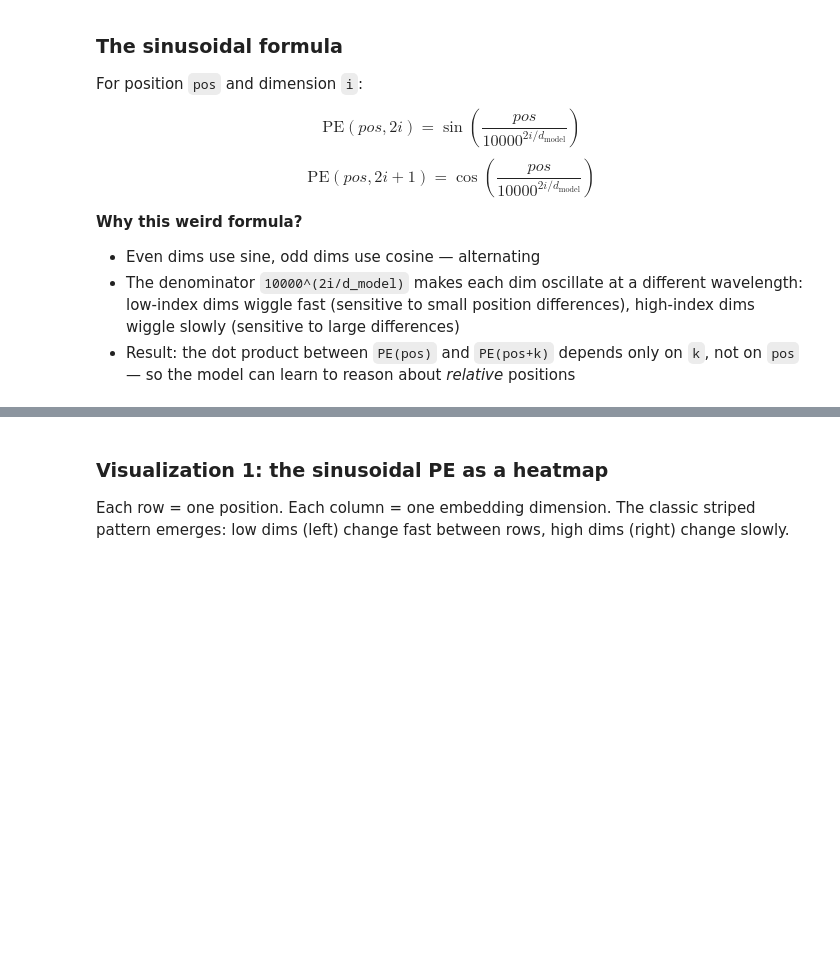
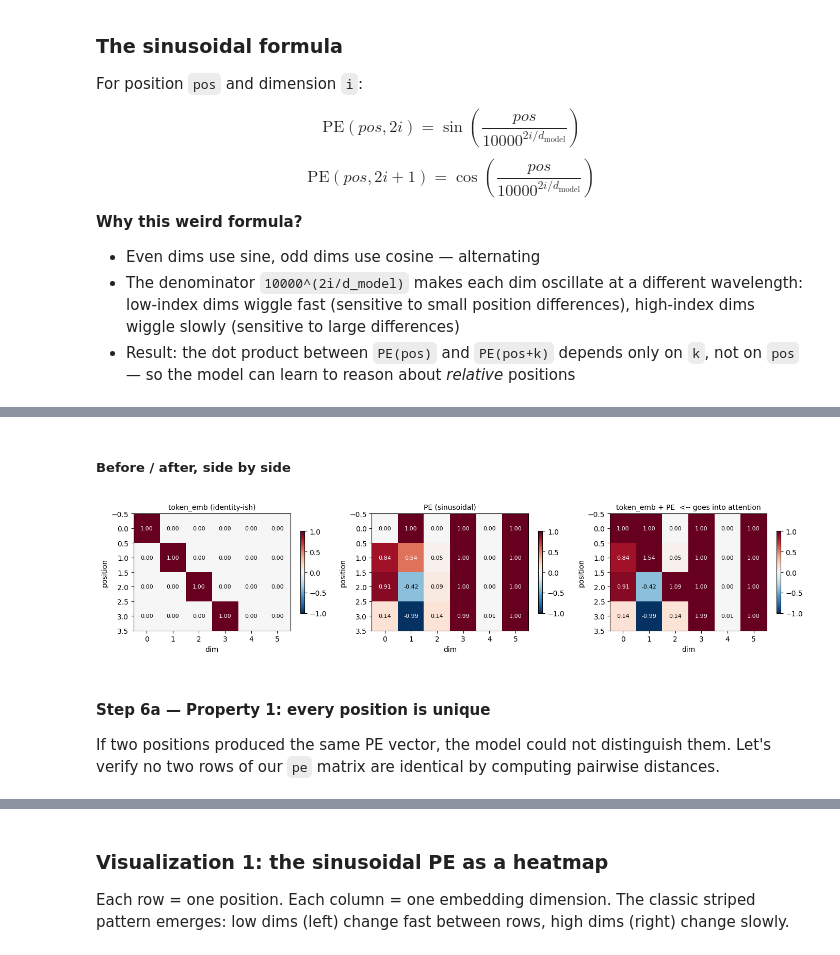
Before and after one commit to A1doranM/DataScienceLearningProjects, a Jupyter notebook: 15. Build LLM From Scratch/part_1/part_1_walkthrough.ipynb, the cells around one changed output, grey strips where cells are left out. Cells and saved outputs as stored; diff of their text form; code cells hidden in the pictures; blank space fills up the shorter version.

```diff
--- a/15. Build LLM From Scratch/part_1/part_1_walkthrough.ipynb
+++ b/15. Build LLM From Scratch/part_1/part_1_walkthrough.ipynb
@@ -160,0 +324,12 @@ $$
+# %%
+final = token_emb + pe
+print("Final input to Transformer = token_emb + PE")
+print()
+print("token_emb:")
+print(token_emb)
+print()
+print("PE:")
+print(pe)
+print()
+print("Sum:")
+print(final)
@@ -160,0 +356,23 @@ $$
+# %% [markdown]
+##### Before / after, side by side
+# %%
+fig, axes = plt.subplots(1, 3, figsize=(14, 3.2))
+for ax, mat, title in zip(axes,
+                           [token_emb.numpy(), pe.numpy(), final.numpy()],
+                           ["token_emb (identity-ish)", "PE (sinusoidal)", "token_emb + PE  <-- goes into attention"]):
+    im = ax.imshow(mat, cmap='RdBu_r', vmin=-1, vmax=1, aspect='auto')
+    ax.set_title(title, fontsize=10)
+    ax.set_xlabel("dim"); ax.set_ylabel("position")
+    for i in range(mat.shape[0]):
+        for j in range(mat.shape[1]):
+            ax.text(j, i, f"{mat[i, j]:.2f}", ha='center', va='center', fontsize=8,
+                    color='white' if abs(mat[i, j]) > 0.5 else 'black')
+    fig.colorbar(im, ax=ax, shrink=0.7)
+plt.tight_layout()
+plt.show()
+# %% [output]
+[figure, added]
+# %% [markdown]
+#### Step 6a — Property 1: every position is unique
+
+If two positions produced the same PE vector, the model could not distinguish them. Let's verify no two rows of our `pe` matrix are identical by computing pairwise distances.
```
Also changed, not shown: parts of 17 cells of this notebook.
